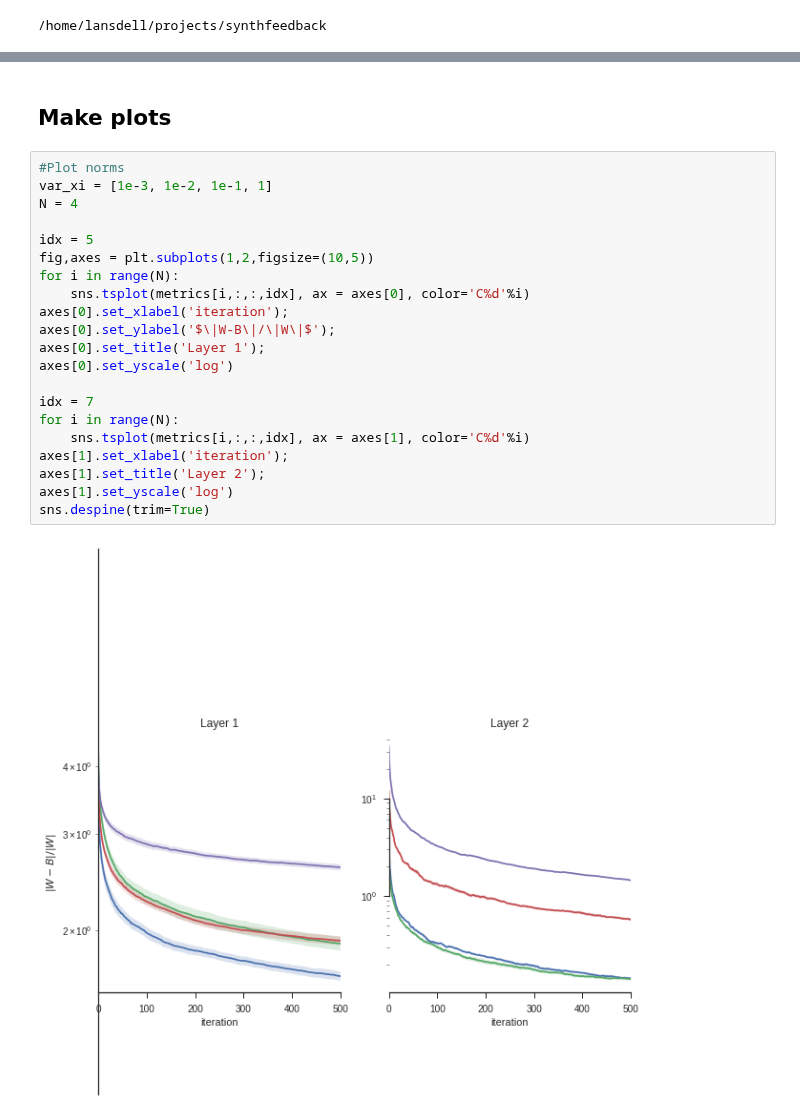
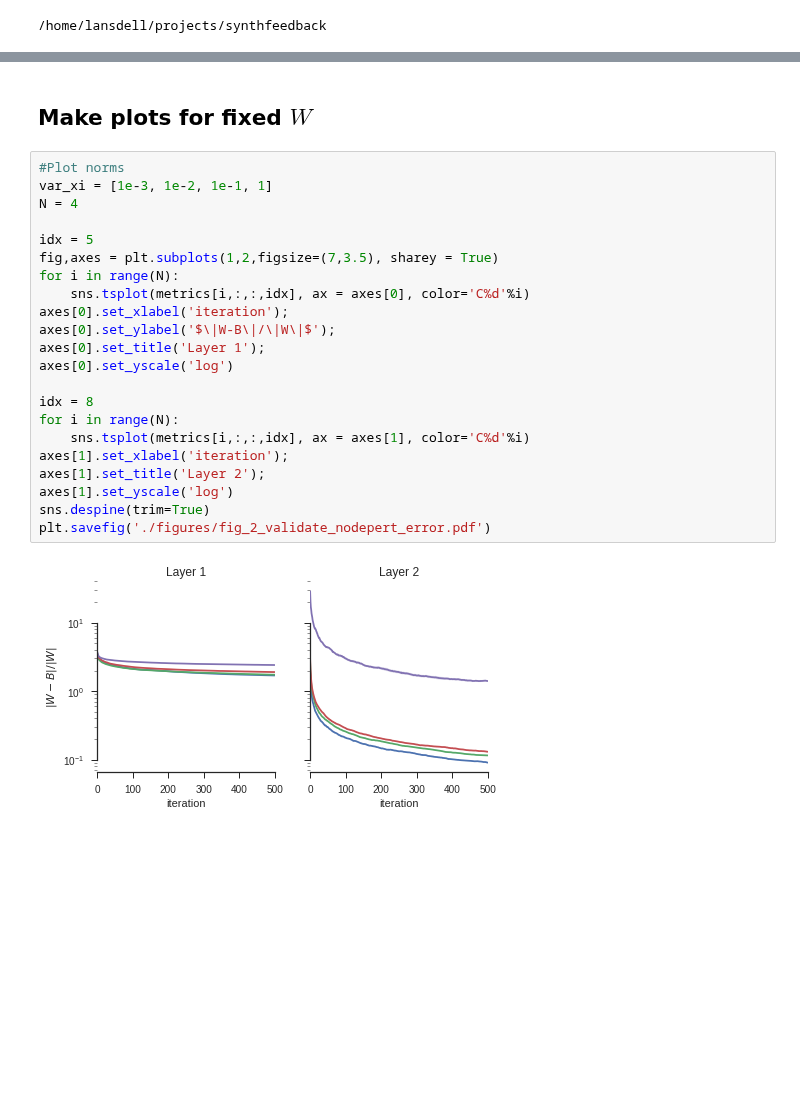
Before and after one commit to benlansdell/synthfeedback, a Jupyter notebook: notebooks/fig_2_validate_nodepert.ipynb, the cells around one changed output, grey strips where cells are left out. Cells and saved outputs as stored; diff of their text form; blank space fills up the shorter version.

Commit message:
Add notebooks with figure 2

```diff
--- a/notebooks/fig_2_validate_nodepert.ipynb
+++ b/notebooks/fig_2_validate_nodepert.ipynb
@@ -41,28 +43,29 @@ tags
 # %% [markdown]
-## Make plots
+## Make plots for fixed $W$
 # %%
 #Plot norms
 var_xi = [1e-3, 1e-2, 1e-1, 1]
 N = 4
 
 idx = 5
-fig,axes = plt.subplots(1,2,figsize=(10,5))
+fig,axes = plt.subplots(1,2,figsize=(7,3.5), sharey = True)
 for i in range(N):
     sns.tsplot(metrics[i,:,:,idx], ax = axes[0], color='C%d'%i)
 axes[0].set_xlabel('iteration');
 axes[0].set_ylabel('$\|W-B\|/\|W\|$');
 axes[0].set_title('Layer 1');
 axes[0].set_yscale('log')
 
-idx = 7
+idx = 8
 for i in range(N):
     sns.tsplot(metrics[i,:,:,idx], ax = axes[1], color='C%d'%i)
 axes[1].set_xlabel('iteration');
 axes[1].set_title('Layer 2');
 axes[1].set_yscale('log')
 sns.despine(trim=True)
+plt.savefig('./figures/fig_2_validate_nodepert_error.pdf')
 # %% [output]
-[figure, old version]
+[figure, new version]
 # %%
 #Plot alignment
 #Plot norms
```
Also changed, not shown: parts of 20 cells of this notebook, 3 other files.
